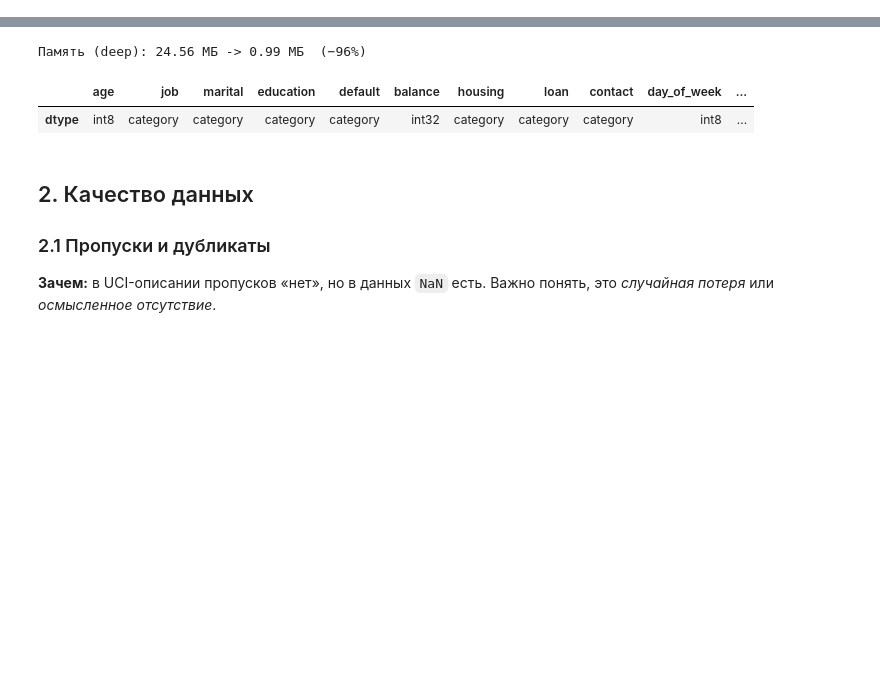
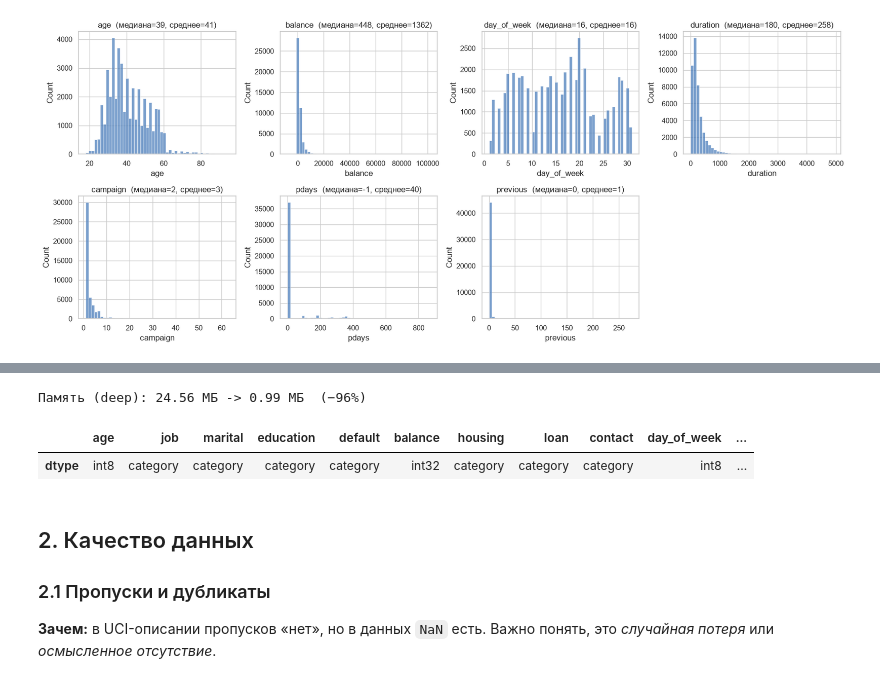
Before and after one commit to RafaelPozoyan/UrFU_project, a Jupyter notebook: eda_levin.ipynb, the cells around one changed output, grey strips where cells are left out. Drawn from its saved outputs; the diff is of its cells as text; code cells hidden in the pictures; blank space fills up the shorter version.

```diff
--- a/eda_levin.ipynb
+++ b/eda_levin.ipynb
@@ -60,0 +107,7 @@ display(bm.variables[['name','role','type','description','missing_values']])
+# %%
+# Делим столбцы на числовые и категориальные и смотрим, сколько в каждом уникальных значений
+num_cols = df_raw.select_dtypes('number').columns.tolist()
+cat_cols = [c for c in df_raw.columns if c not in num_cols]
+print('Числовые       :', num_cols)
+print('Категориальные :', cat_cols)
+df_raw.nunique().sort_values().to_frame('уникальных значений').T
@@ -60,0 +134,9 @@ display(bm.variables[['name','role','type','description','missing_values']])
+# %%
+fig, axs = plt.subplots(2, 4, figsize=(17, 7))
+for ax, c in zip(axs.ravel(), num_cols):
+    sns.histplot(df_raw[c], bins=50, ax=ax, color='#4f81bd')
+    ax.set_title(f'{c}  (медиана={df_raw[c].median():.0f}, среднее={df_raw[c].mean():.0f})')
+axs.ravel()[-1].axis('off')
+plt.tight_layout(); plt.show()
+# %% [output]
+[figure, added]
```
Also changed, not shown: parts of 24 cells of this notebook.
